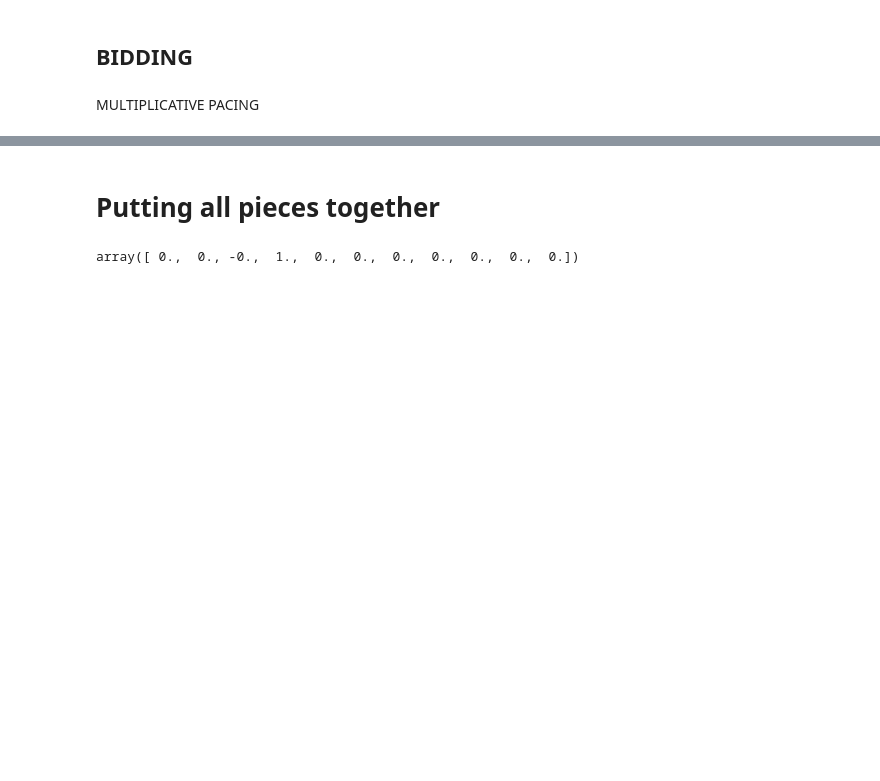
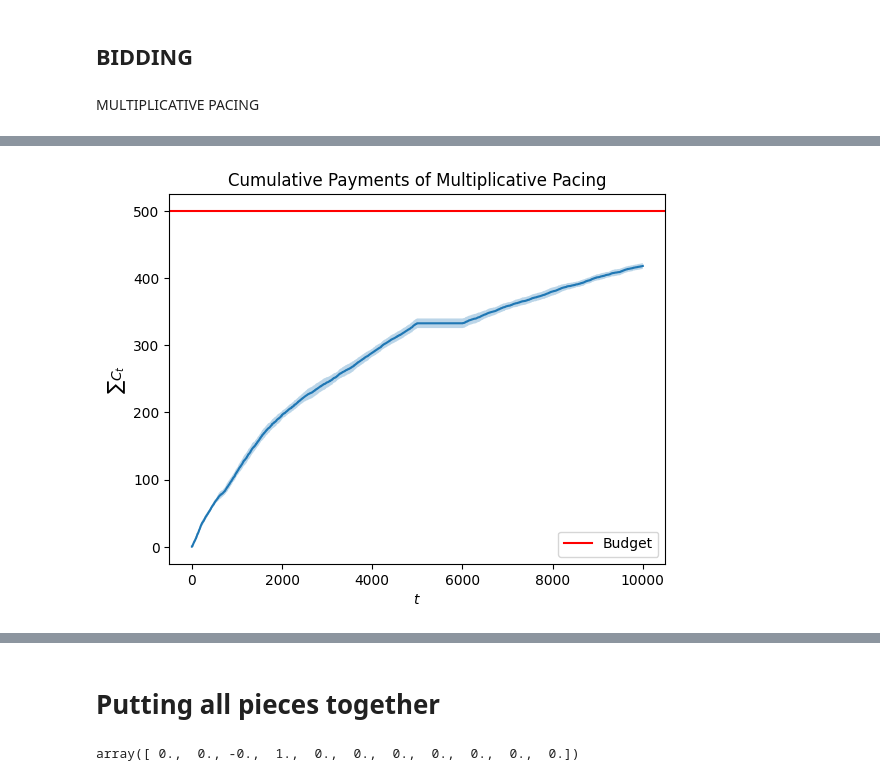
Before and after one commit to manuu1311/OLA-project, a Jupyter notebook: Deliverables/Requirement2/requirement2.ipynb, the cells around one changed output, grey strips where cells are left out. Cells and saved outputs as stored; diff of their text form; code cells hidden in the pictures; blank space fills up the shorter version.

```diff
--- a/Deliverables/Requirement2/requirement2.ipynb
+++ b/Deliverables/Requirement2/requirement2.ipynb
@@ -252 +237,12 @@ std_payments = np.array(all_payments).std(axis=0)
+# %%
+plt.plot(np.arange(n_users), avg_payments)
+plt.fill_between(np.arange(n_users), avg_payments-std_payments, avg_payments+std_payments, alpha=0.3)
+plt.xlabel('$t$')
+plt.ylabel('$\sum C_t$')
+plt.axhline(Budget, color='red', label='Budget')
+plt.legend()
+plt.title('Cumulative Payments of Multiplicative Pacing')
+plt.show()
+# %% [output]
+[figure, added]
 # %%
```
Also changed, not shown: parts of 9 cells of this notebook.
